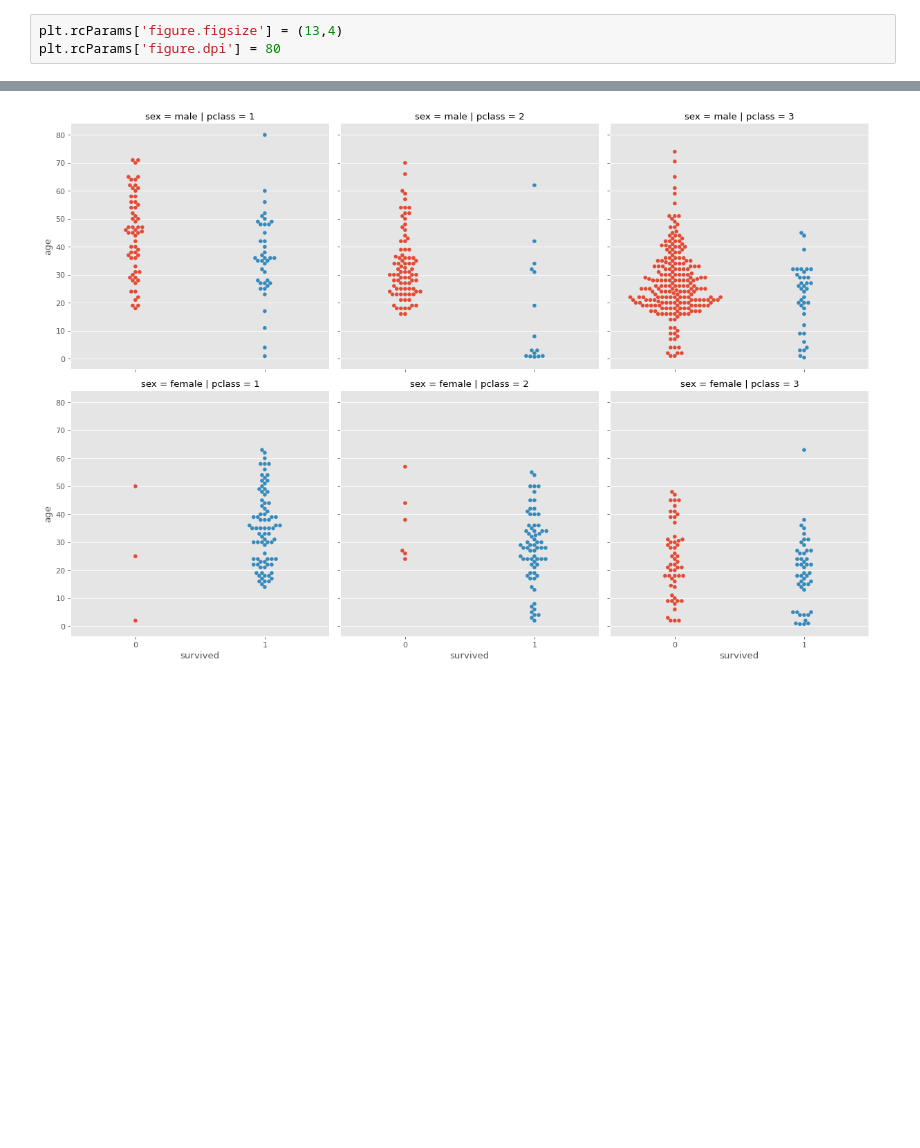
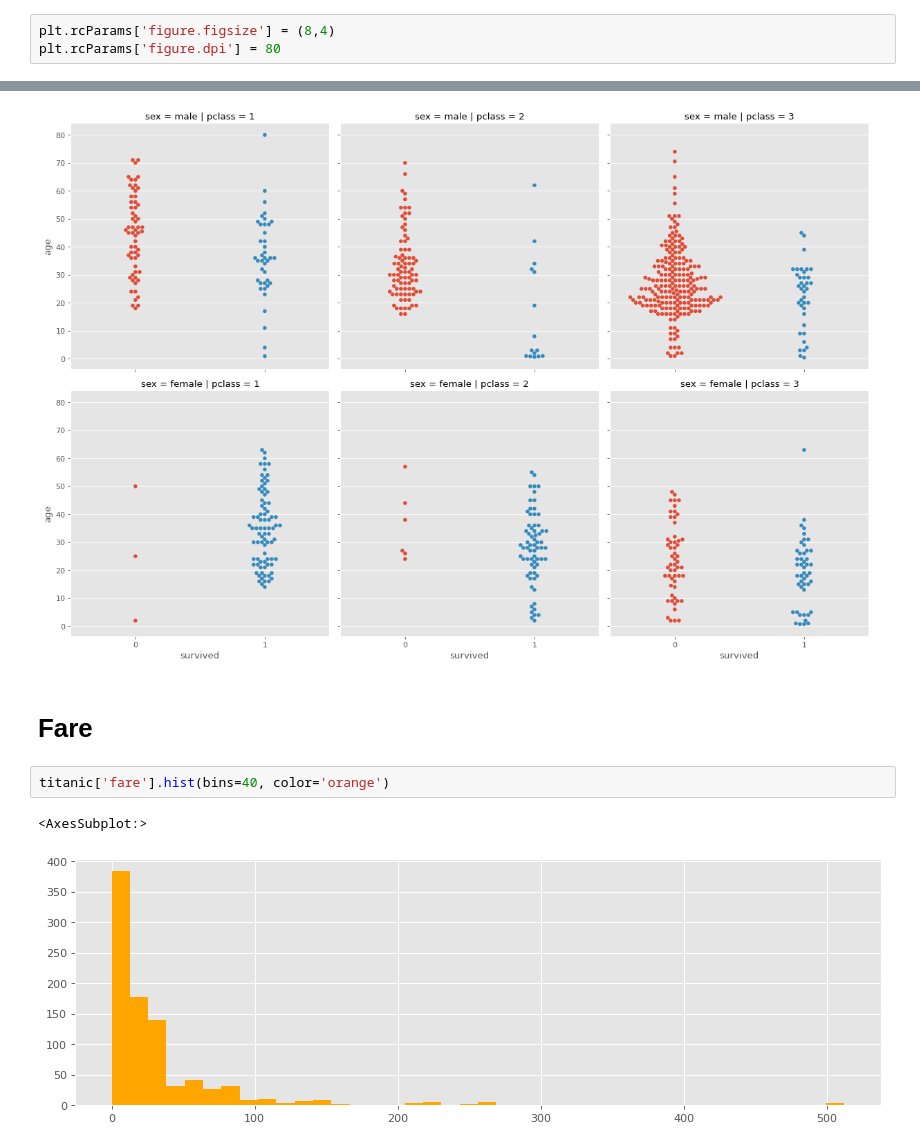
Before and after one commit to mainaliashish/data-science, a Jupyter notebook: EDA/titanic-dataset/eda-titanic.ipynb, the cells around one changed output, grey strips where cells are left out. Drawn from its saved outputs; the diff is of its cells as text; blank space fills up the shorter version.

Commit message:
- Update eda for fare

```diff
--- a/EDA/titanic-dataset/eda-titanic.ipynb
+++ b/EDA/titanic-dataset/eda-titanic.ipynb
@@ -7,7 +7,7 @@ import matplotlib.pyplot as plt
 import seaborn as sns
 %matplotlib inline
 # %%
-plt.rcParams['figure.figsize'] = (13,4)
+plt.rcParams['figure.figsize'] = (8,4)
 plt.rcParams['figure.dpi'] = 80
 # %% [markdown]
 ## Load the dataset
@@ -469,3 +469,10 @@ sns.catplot(x='survived', y='age', data=titanic, kind='swarm', row='sex', col='p
 # %% [output]
 <seaborn.axisgrid.FacetGrid at 0x...>
 [figure]
+# %% [markdown]
+# Fare
+# %%
+titanic['fare'].hist(bins=40, color='orange')
+# %% [output]
+<AxesSubplot:>
+[figure, added]
```
Also changed, not shown: parts of 13 cells of this notebook.
